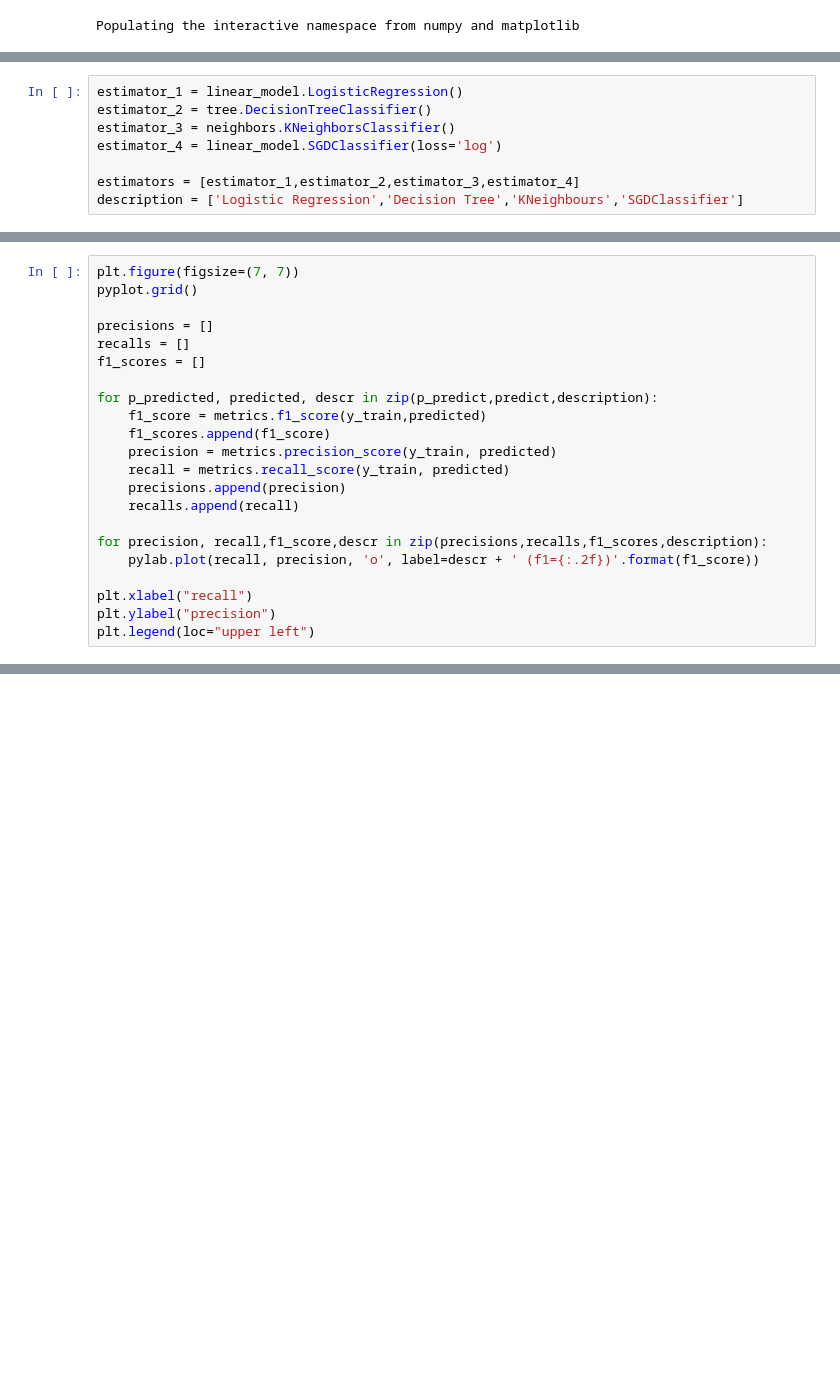
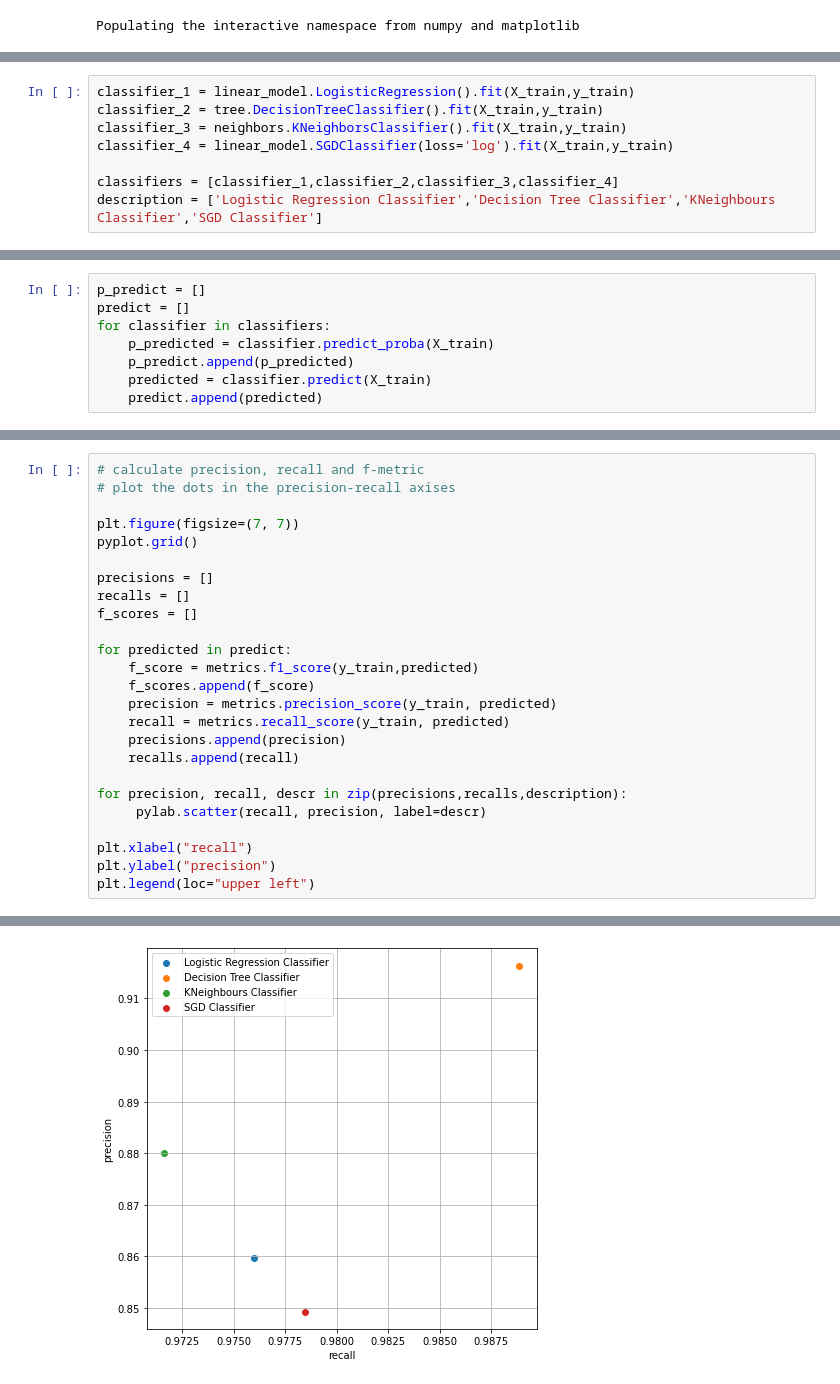
Before and after one commit to 7emantik/test-project, a Jupyter notebook: train.ipynb, the cells around one changed output, grey strips where cells are left out. Drawn from its saved outputs; the diff is of its cells as text; blank space fills up the shorter version.

```diff
--- a/train.ipynb
+++ b/train.ipynb
@@ -79,8 +73,8 @@ def predict_values(estimators):
 # %%
-estimator_1 = linear_model.LogisticRegression()
-estimator_2 = tree.DecisionTreeClassifier()
-estimator_3 = neighbors.KNeighborsClassifier()
-estimator_4 = linear_model.SGDClassifier(loss='log')
+classifier_1 = linear_model.LogisticRegression().fit(X_train,y_train)
+classifier_2 = tree.DecisionTreeClassifier().fit(X_train,y_train)
+classifier_3 = neighbors.KNeighborsClassifier().fit(X_train,y_train)
+classifier_4 = linear_model.SGDClassifier(loss='log').fit(X_train,y_train)
 
-estimators = [estimator_1,estimator_2,estimator_3,estimator_4]
-description = ['Logistic Regression','Decision Tree','KNeighbours','SGDClassifier']
+classifiers = [classifier_1,classifier_2,classifier_3,classifier_4]
+description = ['Logistic Regression Classifier','Decision Tree Classifier','KNeighbours Classifier','SGD Classifier']
@@ -98 +89,9 @@ Please also refer to the documentation for alternative solver options:
+# %%
+p_predict = []
+predict = []
+for classifier in classifiers:
+    p_predicted = classifier.predict_proba(X_train)
+    p_predict.append(p_predicted)
+    predicted = classifier.predict(X_train)
+    predict.append(predicted)
 # %% [markdown]
@@ -100,22 +99,26 @@ Please also refer to the documentation for alternative solver options:
 # %%
+# calculate precision, recall and f-metric
+# plot the dots in the precision-recall axises
+
 plt.figure(figsize=(7, 7))
 pyplot.grid()
 
 precisions = []
 recalls = []
-f1_scores = []
+f_scores = []
 
-for p_predicted, predicted, descr in zip(p_predict,predict,description):
-    f1_score = metrics.f1_score(y_train,predicted)
-    f1_scores.append(f1_score)
+for predicted in predict:
+    f_score = metrics.f1_score(y_train,predicted)
+    f_scores.append(f_score)
     precision = metrics.precision_score(y_train, predicted)
     recall = metrics.recall_score(y_train, predicted)
     precisions.append(precision)
     recalls.append(recall)
 
-for precision, recall,f1_score,descr in zip(precisions,recalls,f1_scores,description):
-    pylab.plot(recall, precision, 'o', label=descr + ' (f1={:.2f})'.format(f1_score))
+for precision, recall, descr in zip(precisions,recalls,description):
+     pylab.scatter(recall, precision, label=descr)
 
 plt.xlabel("recall")
 plt.ylabel("precision")
 plt.legend(loc="upper left")
+# %% [output]
@@ -122 +126,2 @@ plt.legend(loc="upper left")
+[figure, added]
 # %%
```
Also changed, not shown: parts of 20 cells of this notebook, 2 other files.
